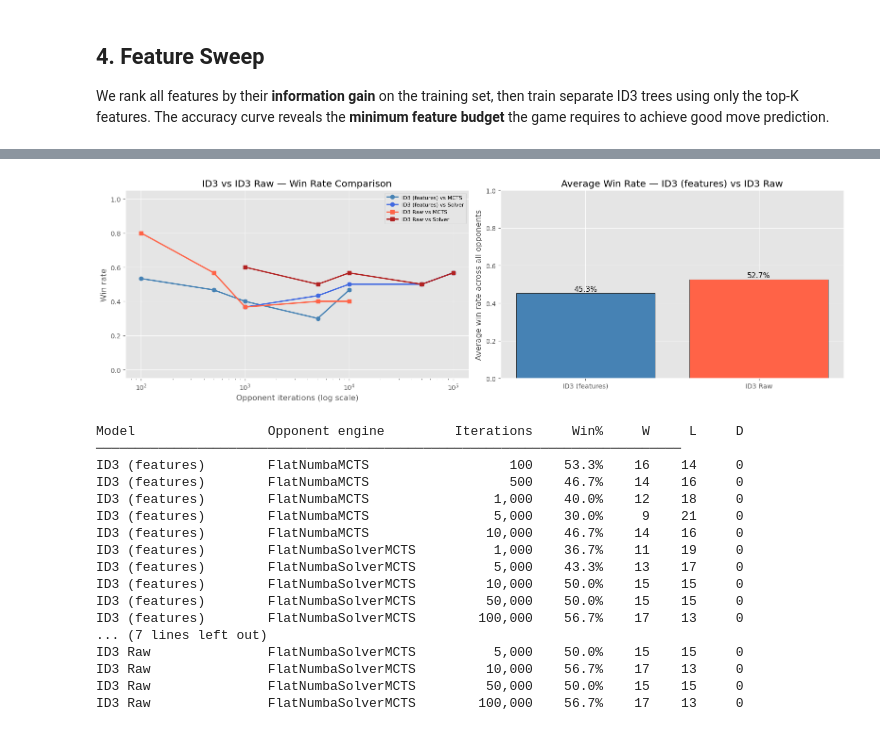
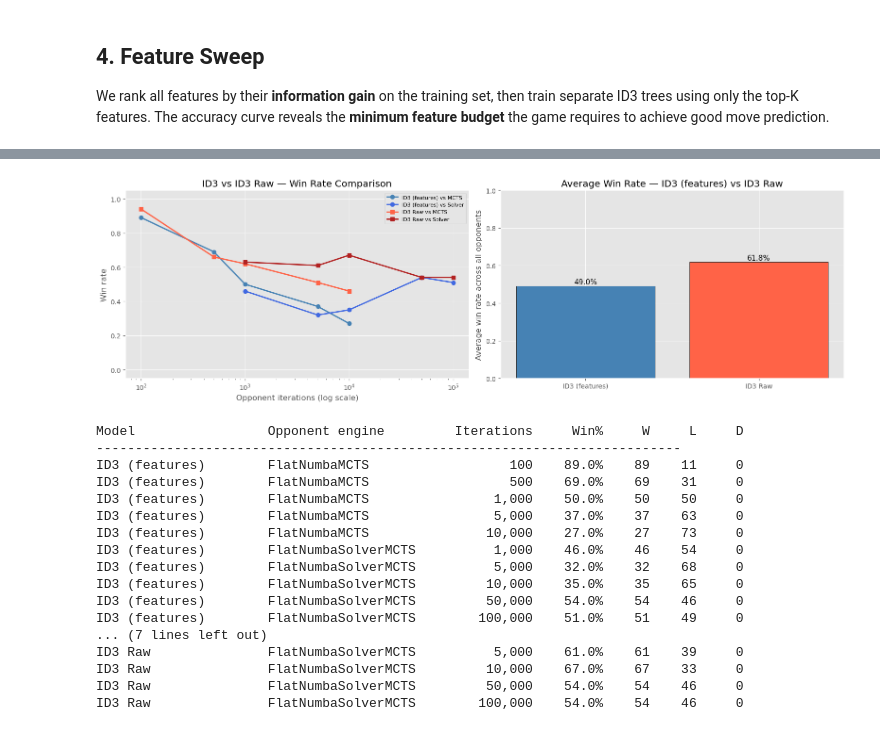
Before and after one commit to Difl4/popout-ai, a Jupyter notebook: notebooks/PopOut_Decision_Tree_Pipeline.ipynb, the cells around one changed output, grey strips where cells are left out. Cells and saved outputs as stored; diff of their text form; code cells hidden in the pictures.

```diff
--- a/notebooks/PopOut_Decision_Tree_Pipeline.ipynb
+++ b/notebooks/PopOut_Decision_Tree_Pipeline.ipynb
@@ -547,7 +442,7 @@ def play_one_game(clf, feat_fn, agent, tree_plays_as, mcts_iterations, max_moves
             return 1 if winner == tree_plays_as else -1
     return 0
 # %%
-EVAL_GAMES = 30
+EVAL_GAMES = 100
 
 CONFIGS = {
     'FlatNumbaMCTS':       [100, 500, 1_000, 5_000, 10_000],
@@ -555,30 +450,29 @@ CONFIGS = {
 }
 
 TREE_MODELS = {
-    'ID3 (features)': (clf_game,     _features_full),
-    'ID3 Raw':        (clf_game_raw,  _features_raw),
+    'ID3 (features)': _make_tree_agent(clf_game,     raw=False),
+    'ID3 Raw':        _make_tree_agent(clf_game_raw, raw=True),
 }
 
-# eval_results[(model_name, engine, iters)] -> (wins, losses, draws)
 eval_results = {}
 
 t0 = time.perf_counter()
-for model_name, (clf, feat_fn) in TREE_MODELS.items():
+for model_name, tree_agent in TREE_MODELS.items():
     print(f'\n── {model_name} ──')
     for engine_name, iter_list in CONFIGS.items():
         for iters in iter_list:
-            agent = (FlatNumbaMCTS(max_nodes=iters + 256)
-                     if engine_name == 'FlatNumbaMCTS'
-                     else FlatNumbaSolverMCTS(max_nodes=iters + 256))
+            mcts_agent = (FlatNumbaMCTS(max_nodes=iters + 256)
+                          if engine_name == 'FlatNumbaMCTS'
+                          else FlatNumbaSolverMCTS(max_nodes=iters + 256))
             wins = losses = draws = 0
             for i in range(EVAL_GAMES):
-                r = play_one_game(clf, feat_fn, agent, 1 if i % 2 == 0 else 2, iters)
+                r = play_one_game(tree_agent, mcts_agent, 1 if i % 2 == 0 else 2, iters)
                 if r == 1:    wins   += 1
                 elif r == -1: losses += 1
                 else:         draws  += 1
             eval_results[(model_name, engine_name, iters)] = (wins, losses, draws)
             wr = wins / EVAL_GAMES
-            print(f'  {engine_name:22s}  {iters:7,d} iter  →  {wr:5.1%}  '
+            print(f'  {engine_name:22s}  {iters:7,d} iter  ->  {wr:5.1%}  '
                   f'({wins}W / {losses}L / {draws}D)')
         print()
 
@@ -609,8 +503,7 @@ MODEL_MARKERS = {'ID3 (features)': 'o', 'ID3 Raw': 's'}
 
 fig, axes = plt.subplots(1, 2, figsize=(16, 5))
 
-# Left: win rate vs opponent strength, one line per (model, engine)
-for model_name, (clf, _) in TREE_MODELS.items():
+for model_name in TREE_MODELS:
     for engine_name, iter_list in CONFIGS.items():
         win_rates = [eval_results[(model_name, engine_name, it)][0] / EVAL_GAMES
                      for it in iter_list]
@@ -622,54 +515,51 @@ axes[0].set_xscale('log')
 axes[0].set_xlabel('Opponent iterations (log scale)')
 axes[0].set_ylabel('Win rate')
 axes[0].set_title('ID3 vs ID3 Raw — Win Rate Comparison')
 axes[0].set_ylim(-0.05, 1.05)
 axes[0].legend(fontsize=8)
 
-# Right: summary table as grouped bars — avg win rate across all opponents
 model_names = list(TREE_MODELS.keys())
 avg_wr = [
     np.mean([eval_results[(m, eng, it)][0] / EVAL_GAMES
-              for eng, iters in CONFIGS.items() for it in iters])
+             for eng, iters in CONFIGS.items() for it in iters])
     for m in model_names
 ]
 bar_colors = ['steelblue', 'tomato']
 axes[1].bar(model_names, avg_wr, color=bar_colors, edgecolor='black')
 for i, v in enumerate(avg_wr):
     axes[1].text(i, v + 0.01, f'{v:.1%}', ha='center', fontsize=11)
 axes[1].set_ylabel('Average win rate across all opponents')
 axes[1].set_title('Average Win Rate — ID3 (features) vs ID3 Raw')
 axes[1].set_ylim(0, 1)
 
 plt.tight_layout()
 plt.show()
 
-# Summary table
-print(f'\n{"Model":<20}  {"Opponent engine":<22}  {"Iterations":>10}  '
-      f'{"Win%":>7}  {"W":>4}  {"L":>4}  {"D":>4}')
-print('─' * 75)
+print(f'\n{"Model":<20}  {"Opponent engine":<22}  {"Iterations":>10}  {"Win%":>7}  {"W":>4}  {"L":>4}  {"D":>4}')
+print('-' * 75)
 for model_name in TREE_MODELS:
     for engine_name, iter_list in CONFIGS.items():
         for it in iter_list:
             w, l, d = eval_results[(model_name, engine_name, it)]
             print(f'{model_name:<20}  {engine_name:<22}  {it:>10,}  '
                   f'{w/EVAL_GAMES:>7.1%}  {w:>4}  {l:>4}  {d:>4}')
     print()
 # %% [output]
-[figure, old version]
+[figure, new version]
 Model                 Opponent engine         Iterations     Win%     W     L     D
-───────────────────────────────────────────────────────────────────────────
-ID3 (features)        FlatNumbaMCTS                  100    53.3%    16    14     0
-ID3 (features)        FlatNumbaMCTS                  500    46.7%    14    16     0
-ID3 (features)        FlatNumbaMCTS                1,000    40.0%    12    18     0
-ID3 (features)        FlatNumbaMCTS                5,000    30.0%     9    21     0
-ID3 (features)        FlatNumbaMCTS               10,000    46.7%    14    16     0
-ID3 (features)        FlatNumbaSolverMCTS          1,000    36.7%    11    19     0
-ID3 (features)        FlatNumbaSolverMCTS          5,000    43.3%    13    17     0
-ID3 (features)        FlatNumbaSolverMCTS         10,000    50.0%    15    15     0
-ID3 (features)        FlatNumbaSolverMCTS         50,000    50.0%    15    15     0
-ID3 (features)        FlatNumbaSolverMCTS        100,000    56.7%    17    13     0
+---------------------------------------------------------------------------
+ID3 (features)        FlatNumbaMCTS                  100    89.0%    89    11     0
+ID3 (features)        FlatNumbaMCTS                  500    69.0%    69    31     0
+ID3 (features)        FlatNumbaMCTS                1,000    50.0%    50    50     0
+ID3 (features)        FlatNumbaMCTS                5,000    37.0%    37    63     0
+ID3 (features)        FlatNumbaMCTS               10,000    27.0%    27    73     0
+ID3 (features)        FlatNumbaSolverMCTS          1,000    46.0%    46    54     0
+ID3 (features)        FlatNumbaSolverMCTS          5,000    32.0%    32    68     0
+ID3 (features)        FlatNumbaSolverMCTS         10,000    35.0%    35    65     0
+ID3 (features)        FlatNumbaSolverMCTS         50,000    54.0%    54    46     0
+ID3 (features)        FlatNumbaSolverMCTS        100,000    51.0%    51    49     0
 ... (7 lines left out)
-ID3 Raw               FlatNumbaSolverMCTS          5,000    50.0%    15    15     0
-ID3 Raw               FlatNumbaSolverMCTS         10,000    56.7%    17    13     0
-ID3 Raw               FlatNumbaSolverMCTS         50,000    50.0%    15    15     0
-ID3 Raw               FlatNumbaSolverMCTS        100,000    56.7%    17    13     0
+ID3 Raw               FlatNumbaSolverMCTS          5,000    61.0%    61    39     0
+ID3 Raw               FlatNumbaSolverMCTS         10,000    67.0%    67    33     0
+ID3 Raw               FlatNumbaSolverMCTS         50,000    54.0%    54    46     0
+ID3 Raw               FlatNumbaSolverMCTS        100,000    54.0%    54    46     0
```
Also changed, not shown: parts of 16 cells of this notebook, 13 other files.
